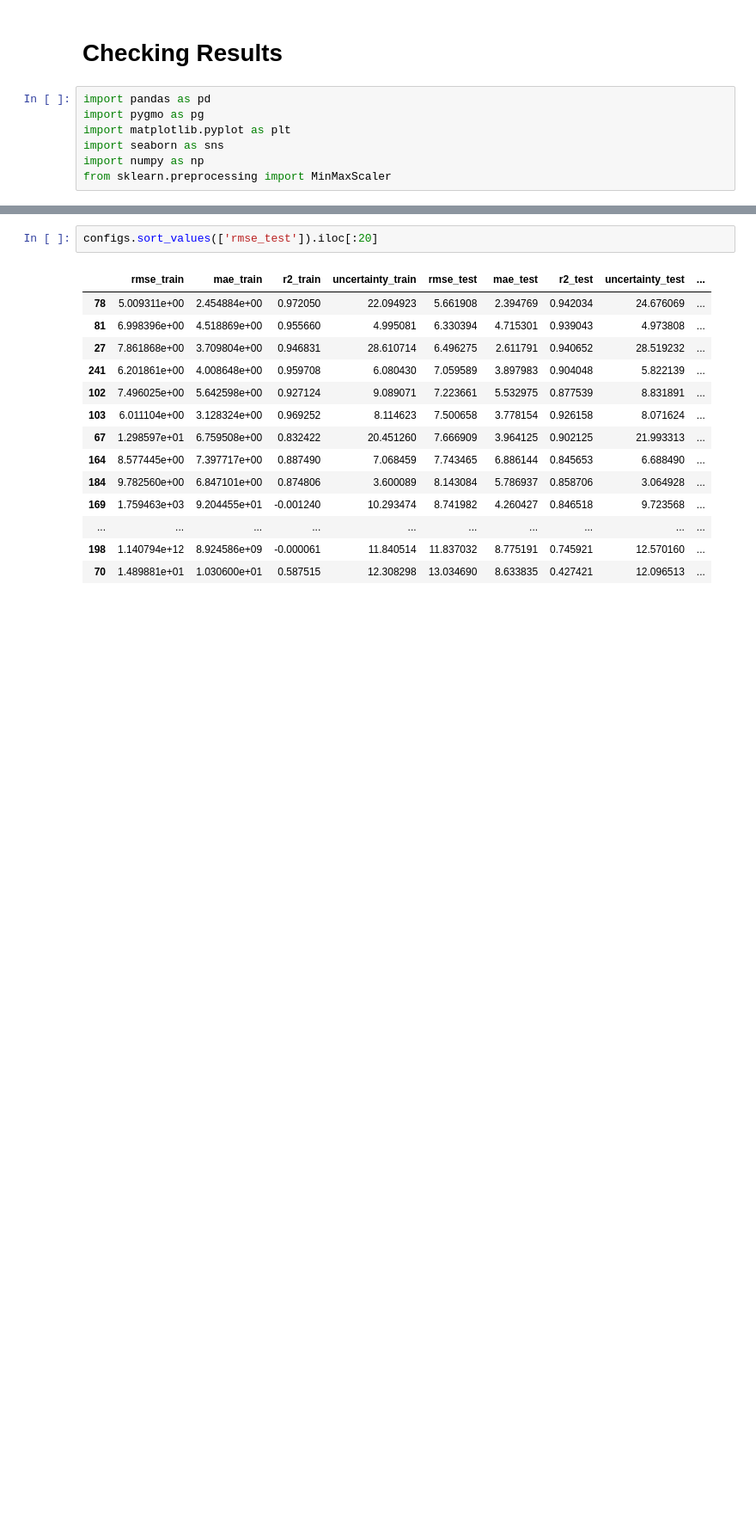
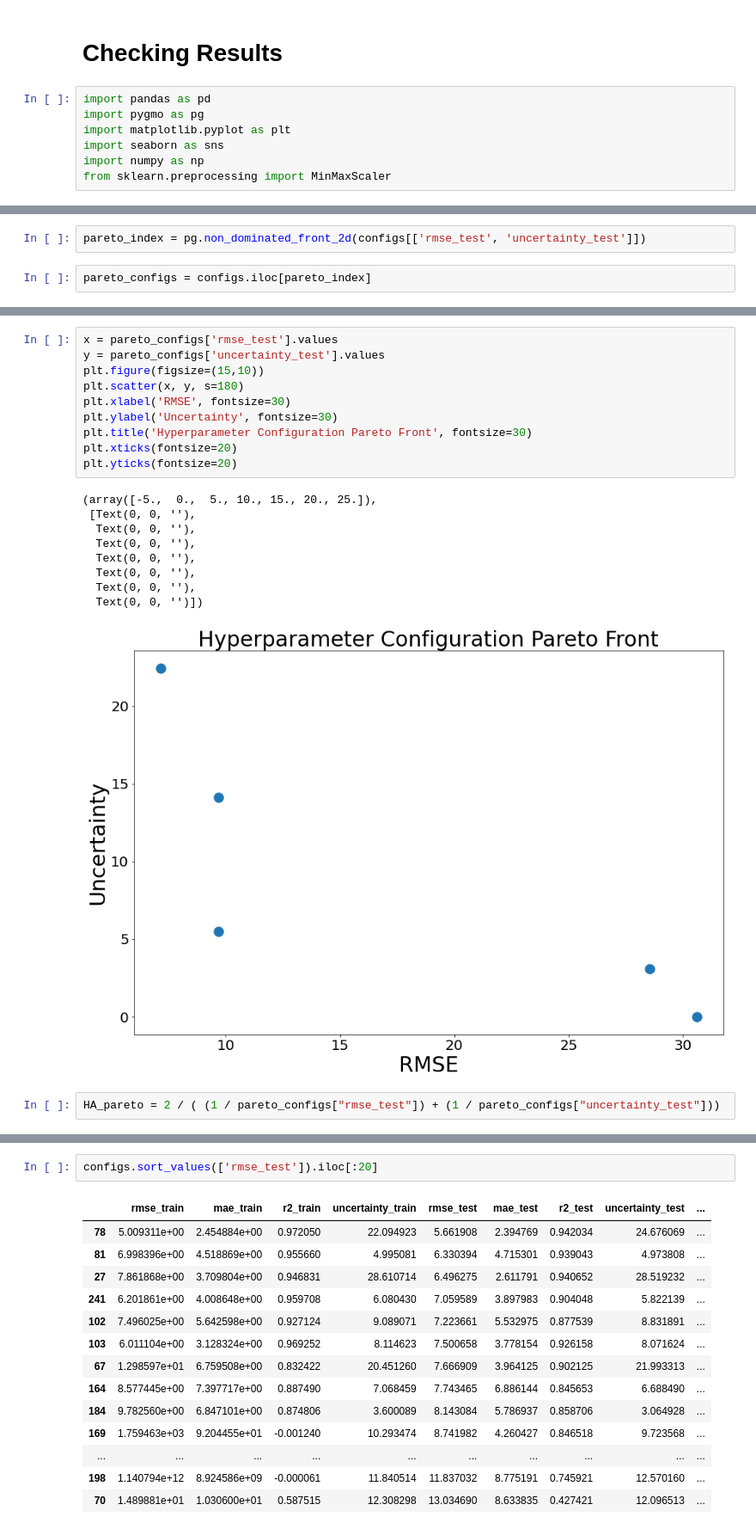
Before and after one commit to MariosKef/RULe, a Jupyter notebook: test_SO_dataset1.ipynb, the cells around one changed output, grey strips where cells are left out. Shown at 86% size. Cells and saved outputs as stored; diff of their text form; blank space fills up the shorter version.

```diff
--- a/test_SO_dataset1.ipynb
+++ b/test_SO_dataset1.ipynb
@@ -24,0 +40,4 @@ configs.shape
+# %%
+pareto_index = pg.non_dominated_front_2d(configs[['rmse_test', 'uncertainty_test']])
+# %%
+pareto_configs = configs.iloc[pareto_index]
@@ -24,0 +53,22 @@ configs.shape
+# %%
+x = pareto_configs['rmse_test'].values
+y = pareto_configs['uncertainty_test'].values
+plt.figure(figsize=(15,10))
+plt.scatter(x, y, s=180)
+plt.xlabel('RMSE', fontsize=30)
+plt.ylabel('Uncertainty', fontsize=30)
+plt.title('Hyperparameter Configuration Pareto Front', fontsize=30)
+plt.xticks(fontsize=20)
+plt.yticks(fontsize=20)
+# %% [output]
+(array([-5.,  0.,  5., 10., 15., 20., 25.]),
+ [Text(0, 0, ''),
+  Text(0, 0, ''),
+  Text(0, 0, ''),
+  Text(0, 0, ''),
+  Text(0, 0, ''),
+  Text(0, 0, ''),
+  Text(0, 0, '')])
+[figure, added]
+# %%
+HA_pareto = 2 / ( (1 / pareto_configs["rmse_test"]) + (1 / pareto_configs["uncertainty_test"]))
```
Also changed, not shown: parts of 13 cells of this notebook, 1 other file.
